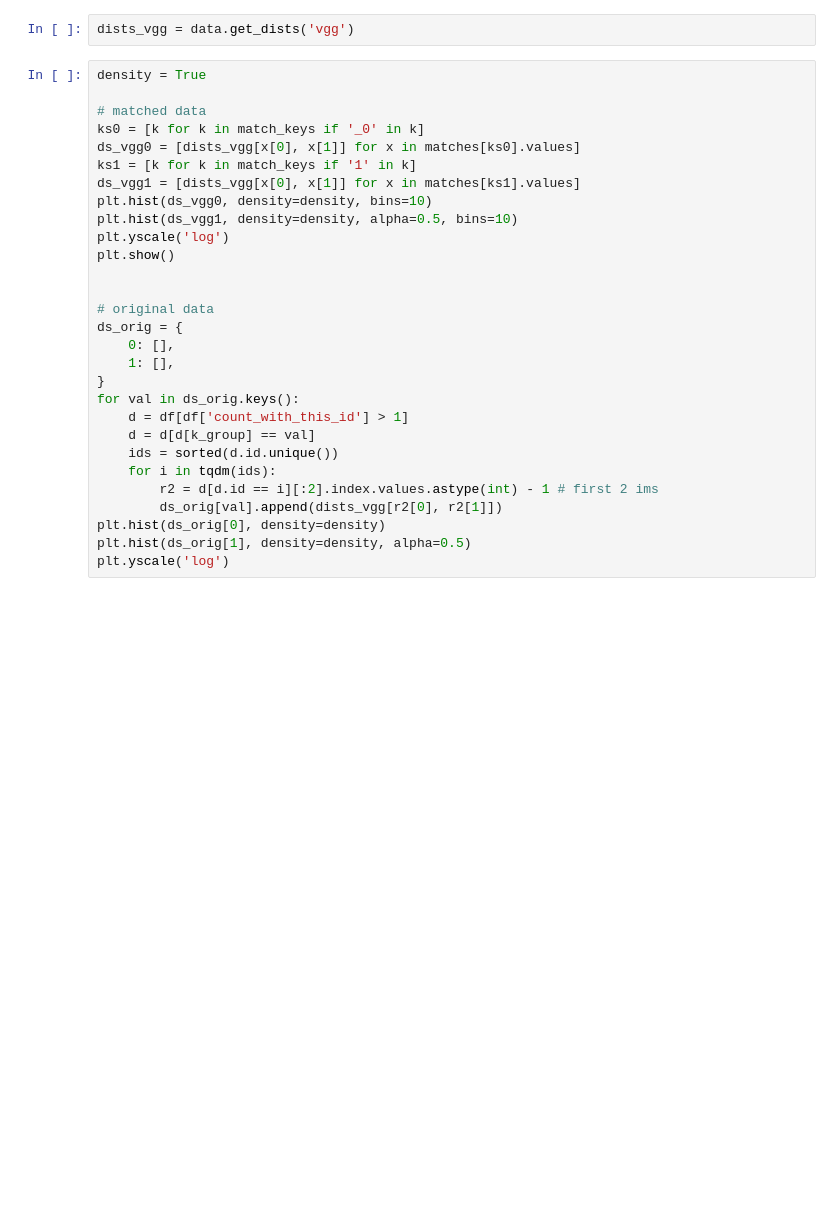
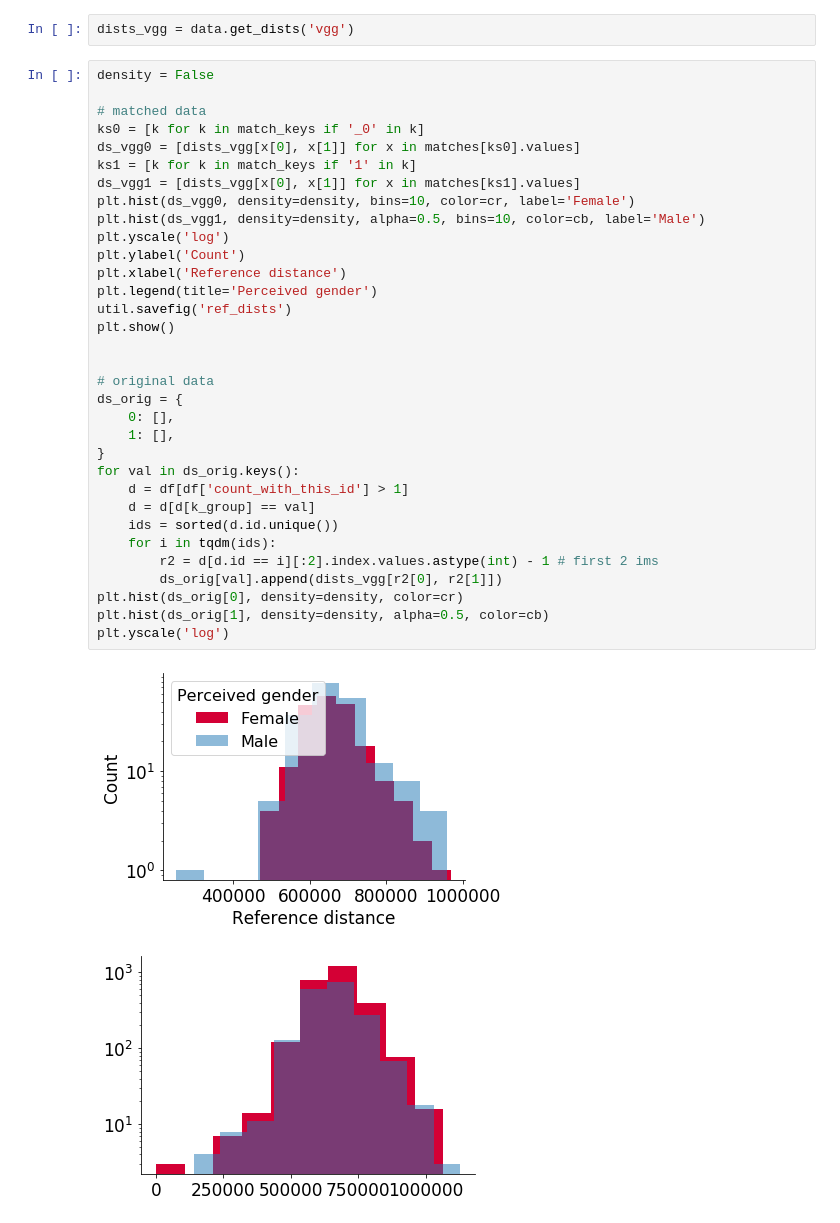
Before and after one commit to csinva/matching-with-gans, a Jupyter notebook: matching_benchmarking/05_analyze_matches_covariates.ipynb, the cells around one changed output. Cells and saved outputs as stored; diff of their text form; blank space fills up the shorter version.

```diff
--- a/matching_benchmarking/05_analyze_matches_covariates.ipynb
+++ b/matching_benchmarking/05_analyze_matches_covariates.ipynb
@@ -172,31 +171,38 @@ plt.show()
 # %%
 dists_vgg = data.get_dists('vgg')
 # %%
-density = True
+density = False
 
 # matched data
 ks0 = [k for k in match_keys if '_0' in k]
 ds_vgg0 = [dists_vgg[x[0], x[1]] for x in matches[ks0].values]
 ks1 = [k for k in match_keys if '1' in k]
 ds_vgg1 = [dists_vgg[x[0], x[1]] for x in matches[ks1].values]
-plt.hist(ds_vgg0, density=density, bins=10)
-plt.hist(ds_vgg1, density=density, alpha=0.5, bins=10)
+plt.hist(ds_vgg0, density=density, bins=10, color=cr, label='Female')
+plt.hist(ds_vgg1, density=density, alpha=0.5, bins=10, color=cb, label='Male')
 plt.yscale('log')
+plt.ylabel('Count')
+plt.xlabel('Reference distance')
+plt.legend(title='Perceived gender')
+util.savefig('ref_dists')
 plt.show()
 
 
 # original data
 ds_orig = {
     0: [],
     1: [],
 }
 for val in ds_orig.keys():
     d = df[df['count_with_this_id'] > 1]
     d = d[d[k_group] == val]
     ids = sorted(d.id.unique())
     for i in tqdm(ids):
         r2 = d[d.id == i][:2].index.values.astype(int) - 1 # first 2 ims
         ds_orig[val].append(dists_vgg[r2[0], r2[1]])
-plt.hist(ds_orig[0], density=density)
-plt.hist(ds_orig[1], density=density, alpha=0.5)
+plt.hist(ds_orig[0], density=density, color=cr)
+plt.hist(ds_orig[1], density=density, alpha=0.5, color=cb)
 plt.yscale('log')
+# %% [output]
+[figure, added]
+[figure, added]
```
Also changed, not shown: parts of 2 cells of this notebook, 7 other files.
